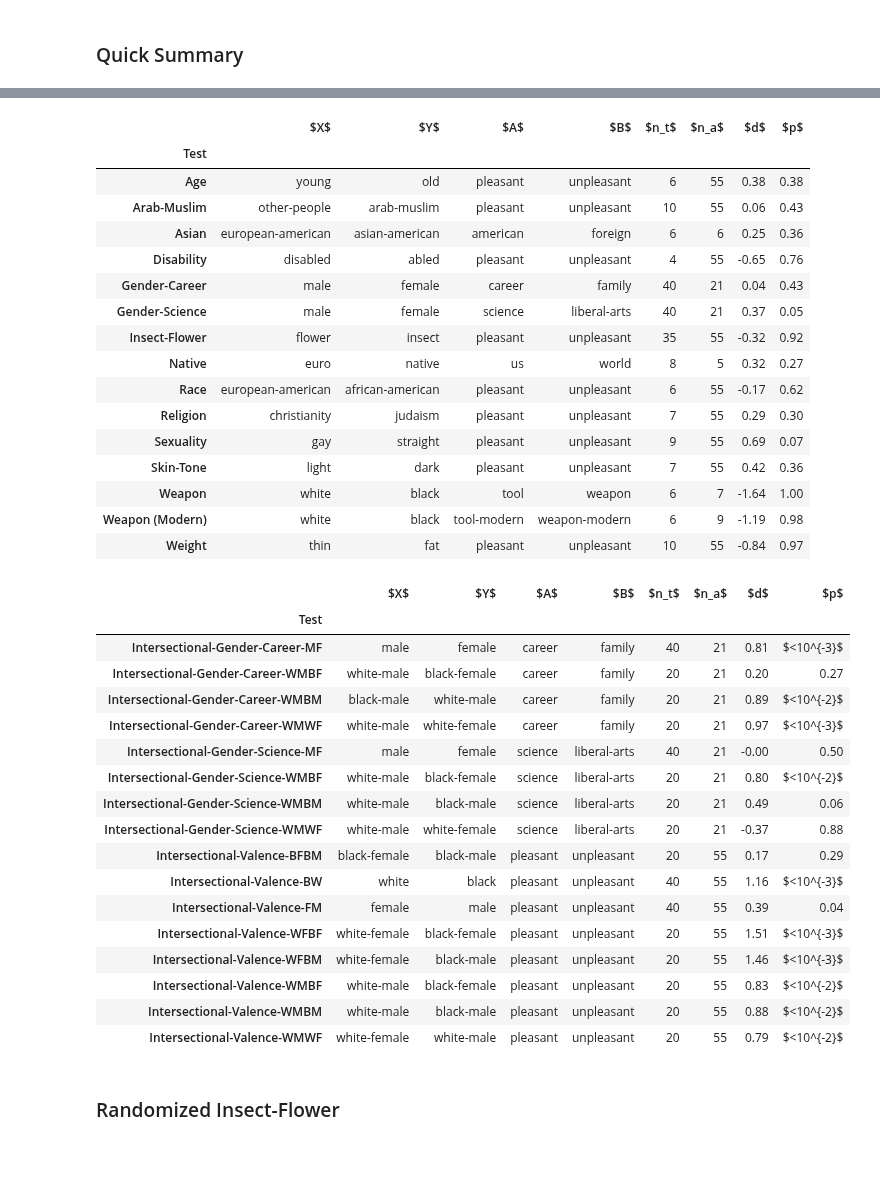
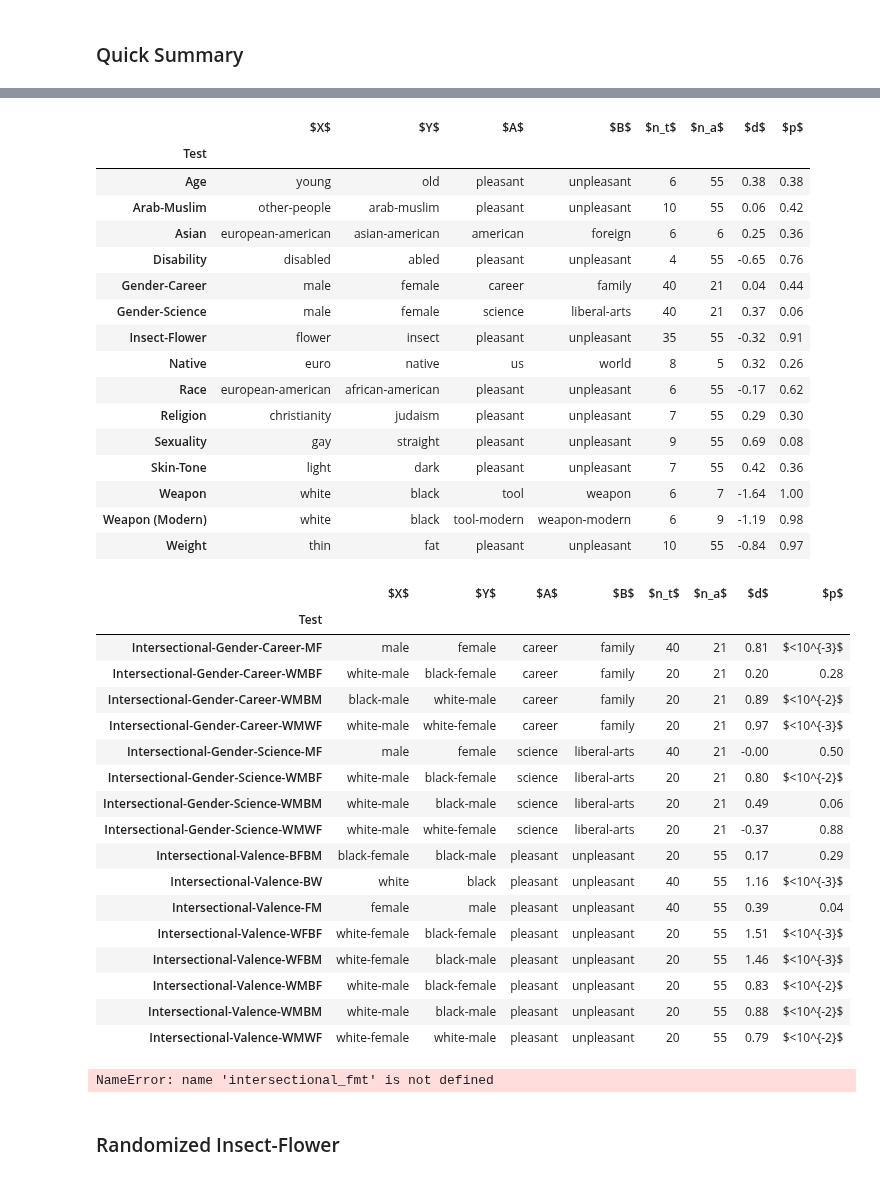
Before and after one commit to ryansteed/ieat, a Jupyter notebook: notebooks/experiments.ipynb, the cells around one changed output, grey strips where cells are left out. Cells and saved outputs as stored; diff of their text form; code cells hidden in the pictures.

```diff
--- a/notebooks/experiments.ipynb
+++ b/notebooks/experiments.ipynb
@@ -260,7 +259,7 @@ class FMT:
         x = x.capitalize()
         cats_fmt = {
             "Other-people": "Other",
-            "arab-muslim": "Arab-Muslim",
+            "Arab-muslim": "Arab-Muslim",
             "European-american": "European American",
             "Asian-american": "Asian American",
             "Euro": "European American",
@@ -268,8 +267,8 @@ class FMT:
             "African-american": "African American",
             "Liberal-arts": "Liberal Arts",
             "Us": "U.S.",
-            "Tool-modern": "Tool (Modern)",
-            "Weapon-modern": "Weapon (Modern)",
+            "Tool-modern": "Tool",
+            "Weapon-modern": "Weapon",
             "Black-female": "Black Female",
             "Black-male": "Black Male",
             "White-female": "White Female",
@@ -362,29 +361,29 @@ stimuli.dropna(axis=0, subset=["Word", "Source"])\
 | Arab-Muslim | other-people | arab-muslim | pleasant | unpleasant | 10 | 55 | simclr | 1.06 | $<10^{-2}$ | 0.33 |
 | Asian | european-american | asian-american | american | foreign | 6 | 6 | igpt | 0.25 | 0.34 | 0.62 |
 | Asian | european-american | asian-american | american | foreign | 6 | 6 | simclr | 0.47 | 0.21 | 0.62 |
 | Disability | disabled | abled | pleasant | unpleasant | 4 | 55 | igpt | -0.02 | 0.53 | 1.05 |
 | Disability | disabled | abled | pleasant | unpleasant | 4 | 55 | simclr | 0.38 | 0.34 | 1.05 |
 | Gender-Career | male | female | career | family | 40 | 21 | igpt | 0.62 | $<10^{-2}$ | 1.10 |
 | Gender-Career | male | female | career | family | 40 | 21 | simclr | 0.74 | $<10^{-3}$ | 1.10 |
 | ... | ... | ... | ... | ... | ... | ... | ... | ... | ... | ... |
 | Weapon | white | black | tool | weapon | 6 | 7 | simclr | 1.38 | $<10^{-2}$ | 1.00 |
 | Weapon (Modern) | white | black | tool-modern | weapon-modern | 6 | 9 | igpt | 0.88 | 0.06 | NaN |
 | Weapon (Modern) | white | black | tool-modern | weapon-modern | 6 | 9 | simclr | 1.28 | 0.01 | NaN |
 | Weight | thin | fat | pleasant | unpleasant | 10 | 55 | igpt | 1.67 | $<10^{-3}$ | 1.83 |
 | Weight | thin | fat | pleasant | unpleasant | 10 | 55 | simclr | -0.30 | 0.74 | 1.83 |
 |  | $X$ | $Y$ | $A$ | $B$ | $n_t$ | $n_a$ | $d$ | $p$ |
 | Test |  |  |  |  |  |  |  |  |
 | Age | young | old | pleasant | unpleasant | 6 | 55 | 0.38 | 0.38 |
-| Arab-Muslim | other-people | arab-muslim | pleasant | unpleasant | 10 | 55 | 0.06 | 0.43 |
+| Arab-Muslim | other-people | arab-muslim | pleasant | unpleasant | 10 | 55 | 0.06 | 0.42 |
 | Asian | european-american | asian-american | american | foreign | 6 | 6 | 0.25 | 0.36 |
 | Disability | disabled | abled | pleasant | unpleasant | 4 | 55 | -0.65 | 0.76 |
-| Gender-Career | male | female | career | family | 40 | 21 | 0.04 | 0.43 |
-| Gender-Science | male | female | science | liberal-arts | 40 | 21 | 0.37 | 0.05 |
-| Insect-Flower | flower | insect | pleasant | unpleasant | 35 | 55 | -0.32 | 0.92 |
-| Native | euro | native | us | world | 8 | 5 | 0.32 | 0.27 |
+| Gender-Career | male | female | career | family | 40 | 21 | 0.04 | 0.44 |
+| Gender-Science | male | female | science | liberal-arts | 40 | 21 | 0.37 | 0.06 |
+| Insect-Flower | flower | insect | pleasant | unpleasant | 35 | 55 | -0.32 | 0.91 |
+| Native | euro | native | us | world | 8 | 5 | 0.32 | 0.26 |
 | Race | european-american | african-american | pleasant | unpleasant | 6 | 55 | -0.17 | 0.62 |
 | Religion | christianity | judaism | pleasant | unpleasant | 7 | 55 | 0.29 | 0.30 |
-| Sexuality | gay | straight | pleasant | unpleasant | 9 | 55 | 0.69 | 0.07 |
+| Sexuality | gay | straight | pleasant | unpleasant | 9 | 55 | 0.69 | 0.08 |
 | Skin-Tone | light | dark | pleasant | unpleasant | 7 | 55 | 0.42 | 0.36 |
 | Weapon | white | black | tool | weapon | 6 | 7 | -1.64 | 1.00 |
 | Weapon (Modern) | white | black | tool-modern | weapon-modern | 6 | 9 | -1.19 | 0.98 |
@@ -392,7 +391,7 @@ stimuli.dropna(axis=0, subset=["Word", "Source"])\
 |  | $X$ | $Y$ | $A$ | $B$ | $n_t$ | $n_a$ | $d$ | $p$ |
 | Test |  |  |  |  |  |  |  |  |
 | Intersectional-Gender-Career-MF | male | female | career | family | 40 | 21 | 0.81 | $<10^{-3}$ |
-| Intersectional-Gender-Career-WMBF | white-male | black-female | career | family | 20 | 21 | 0.20 | 0.27 |
+| Intersectional-Gender-Career-WMBF | white-male | black-female | career | family | 20 | 21 | 0.20 | 0.28 |
 | Intersectional-Gender-Career-WMBM | black-male | white-male | career | family | 20 | 21 | 0.89 | $<10^{-2}$ |
 | Intersectional-Gender-Career-WMWF | white-male | white-female | career | family | 20 | 21 | 0.97 | $<10^{-3}$ |
 | Intersectional-Gender-Science-MF | male | female | science | liberal-arts | 40 | 21 | -0.00 | 0.50 |
@@ -407,6 +406,7 @@ stimuli.dropna(axis=0, subset=["Word", "Source"])\
 | Intersectional-Valence-WMBF | white-male | black-female | pleasant | unpleasant | 20 | 55 | 0.83 | $<10^{-2}$ |
 | Intersectional-Valence-WMBM | white-male | black-male | pleasant | unpleasant | 20 | 55 | 0.88 | $<10^{-2}$ |
 | Intersectional-Valence-WMWF | white-female | white-male | pleasant | unpleasant | 20 | 55 | 0.79 | $<10^{-2}$ |
+NameError: name 'intersectional_fmt' is not defined
 # %% [markdown]
 ### Randomized Insect-Flower
 # %%
```
Also changed, not shown: parts of 4 cells of this notebook, 3 other files.
